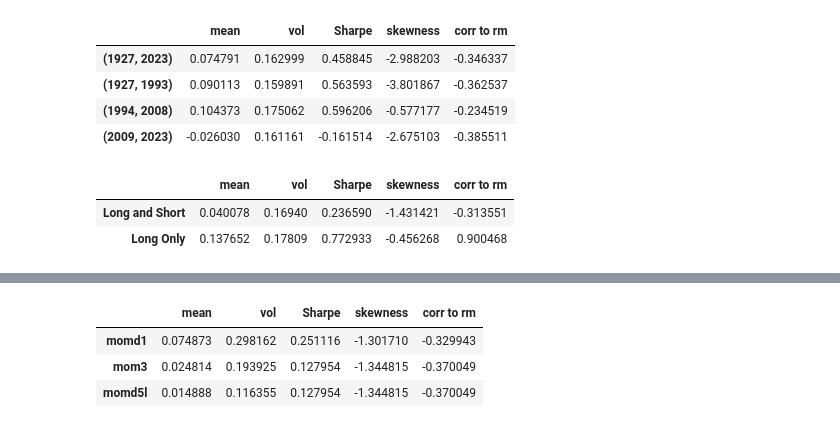
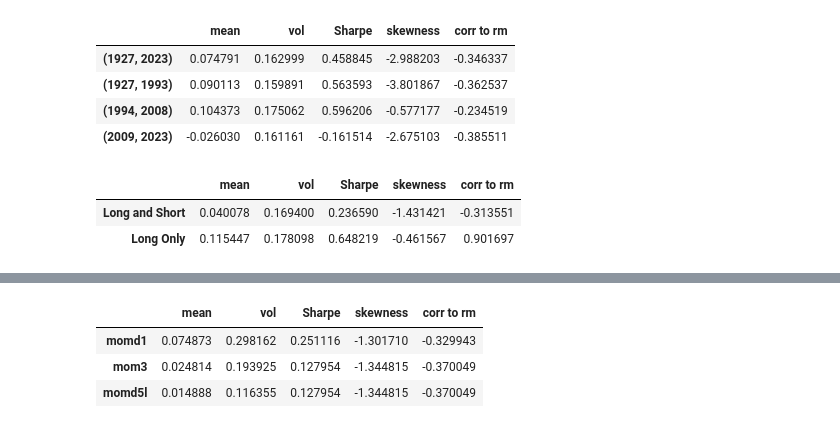
Before and after one commit to dfnoriega/finm-portfolio-2023, a Jupyter notebook: homework/HW6.ipynb, the cells around one changed output, grey strips where cells are left out. Saved outputs shown, nothing was run; the diff lists cells and outputs as text; code cells hidden in the pictures.

```diff
--- a/homework/HW6.ipynb
+++ b/homework/HW6.ipynb
@@ -9,6 +9,7 @@ dfer=pd.read_excel('../data/momentum_data.xlsx','factors (excess returns)')
 dfm=pd.read_excel('../data/momentum_data.xlsx','momentum (excess returns)')
 dfd=pd.read_excel('../data/momentum_data.xlsx','deciles (total returns)')
 dfs=pd.read_excel('../data/momentum_data.xlsx','size_sorts (total returns)')
+drf=pd.read_excel('../data/momentum_data.xlsx','risk-free rate')
 # %%
 subsamples=[(1927,2023),(1927,1993),(1994,2008),(2009,2023)]
 res=pd.DataFrame()
@@ -31,31 +32,31 @@ res
 # %%
 res=pd.DataFrame()
 lns=pd.DataFrame()
 ln=pd.DataFrame()
 lns['Date']=dfm['Date']
 ln['Date']=dfm['Date']
 lns['val']=((1/2)*(dfs['BIG HiPRIOR']+dfs['SMALL HiPRIOR']))-((1/2)*(dfs['BIG LoPRIOR']+dfs['SMALL LoPRIOR']))
-ln['val']=(1/2)*(dfs['BIG HiPRIOR']+dfs['SMALL HiPRIOR'])
+ln['val']=(1/2)*(dfs['BIG HiPRIOR']+dfs['SMALL HiPRIOR'])-drf['RF']
 tstats=calculate_statistics_array(lns[lns['Date']>='1994']['val'])
 res.loc['Long and Short','mean']=tstats['mean']
 res.loc['Long and Short','vol']=tstats['volatility']
 res.loc['Long and Short','Sharpe']=tstats['sharpe']
 res.loc['Long and Short','skewness']=tstats['skewness']
 tumdlns=np.array(lns[lns['Date']>='1994']['val'])
 tmkt=np.array(dfer[dfer['Date']>='1994']['MKT'])
 res.loc['Long and Short','corr to rm']=np.corrcoef(tumdlns,tmkt)[0,1]
 tstats=calculate_statistics_array(ln[ln['Date']>='1994']['val'])
 res.loc['Long Only','mean']=tstats['mean']
 res.loc['Long Only','vol']=tstats['volatility']
 res.loc['Long Only','Sharpe']=tstats['sharpe']
 res.loc['Long Only','skewness']=tstats['skewness']
 tumdln=np.array(ln[ln['Date']>='1994']['val'])
 res.loc['Long Only','corr to rm']=np.corrcoef(tumdln,tmkt)[0,1]
 res
 # %% [output]
 |  | mean | vol | Sharpe | skewness | corr to rm |
-| Long and Short | 0.040078 | 0.16940 | 0.236590 | -1.431421 | -0.313551 |
-| Long Only | 0.137652 | 0.17809 | 0.772933 | -0.456268 | 0.900468 |
+| Long and Short | 0.040078 | 0.169400 | 0.236590 | -1.431421 | -0.313551 |
+| Long Only | 0.115447 | 0.178098 | 0.648219 | -0.461567 | 0.901697 |
 # %%
 tumdlns_cumprod = np.cumprod(1 + tumdlns)
 tumdln_cumprod = np.cumprod(1 + tumdln)
```
Also changed, not shown: parts of 1 cell of this notebook, 2 other files.
